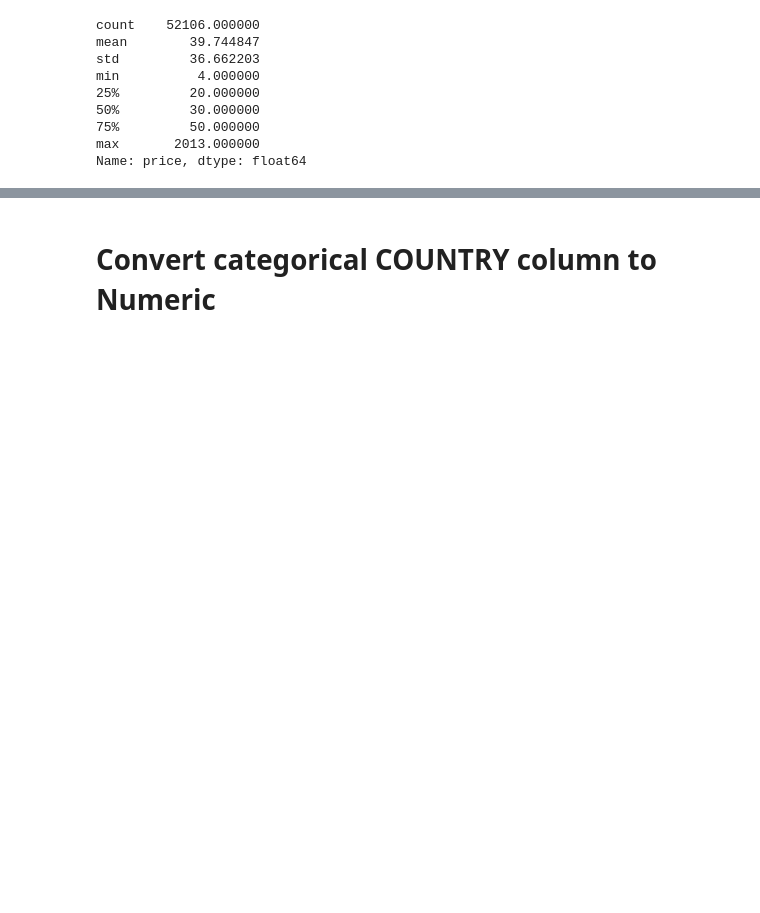
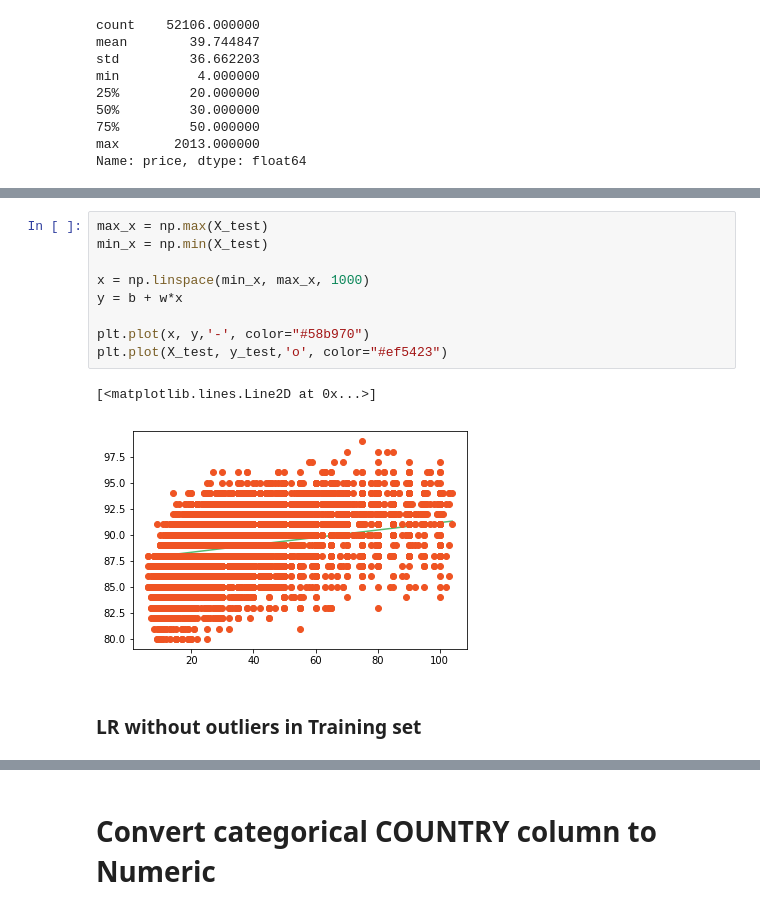
Before and after one commit to RoxanaTapia/WinePredictor, a Jupyter notebook: WinePointPrediction_dropNull-v2-Outlier Detection.ipynb, the cells around one changed output, grey strips where cells are left out. Saved outputs shown, nothing was run; the diff lists cells and outputs as text; blank space fills up the shorter version.

```diff
--- a/WinePointPrediction_dropNull-v2-Outlier Detection.ipynb
+++ b/WinePointPrediction_dropNull-v2-Outlier Detection.ipynb
@@ -100,0 +140,14 @@ without outliers:  50553
+# %%
+max_x = np.max(X_test)
+min_x = np.min(X_test)
+
+x = np.linspace(min_x, max_x, 1000)
+y = b + w*x
+
+plt.plot(x, y,'-', color="#58b970")
+plt.plot(X_test, y_test,'o', color="#ef5423")
+# %% [output]
+[<matplotlib.lines.Line2D at 0x...>]
+[figure, added]
+# %% [markdown]
+<h3> LR without outliers in Training set </h3>
```
Also changed, not shown: parts of 8 cells of this notebook, 2 other files.
